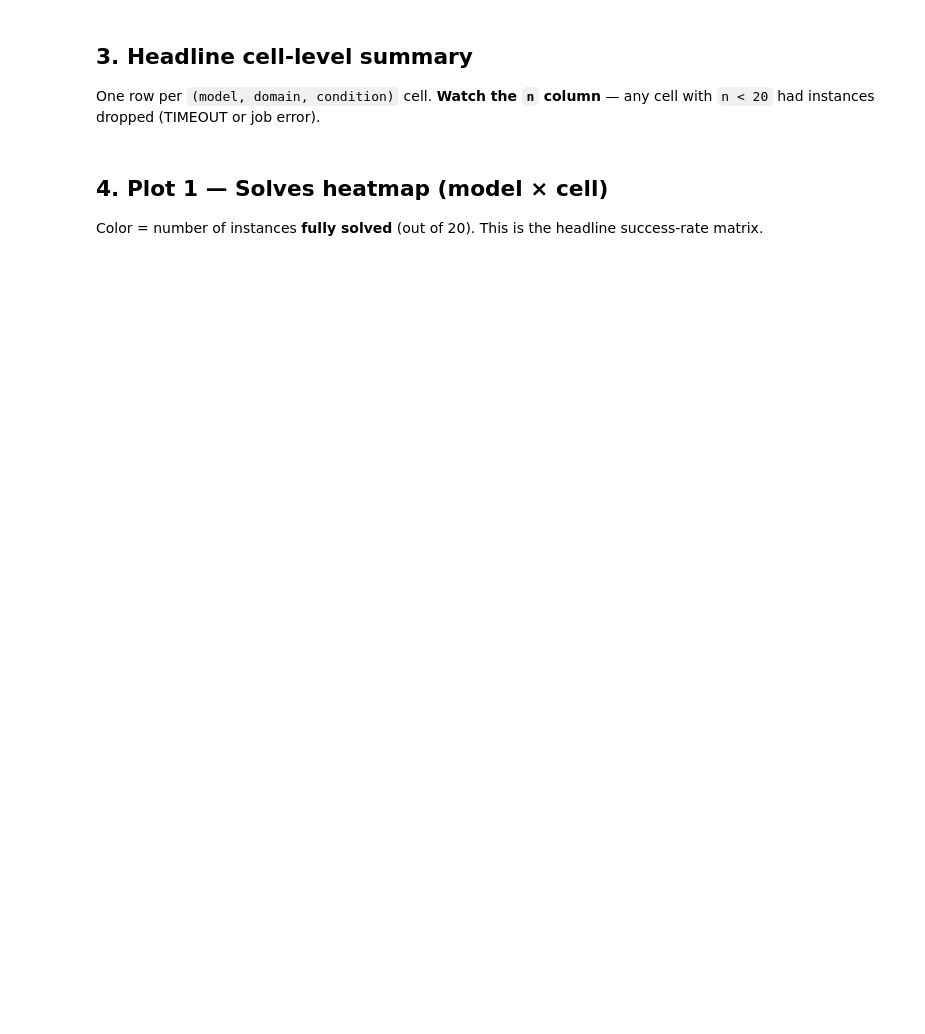
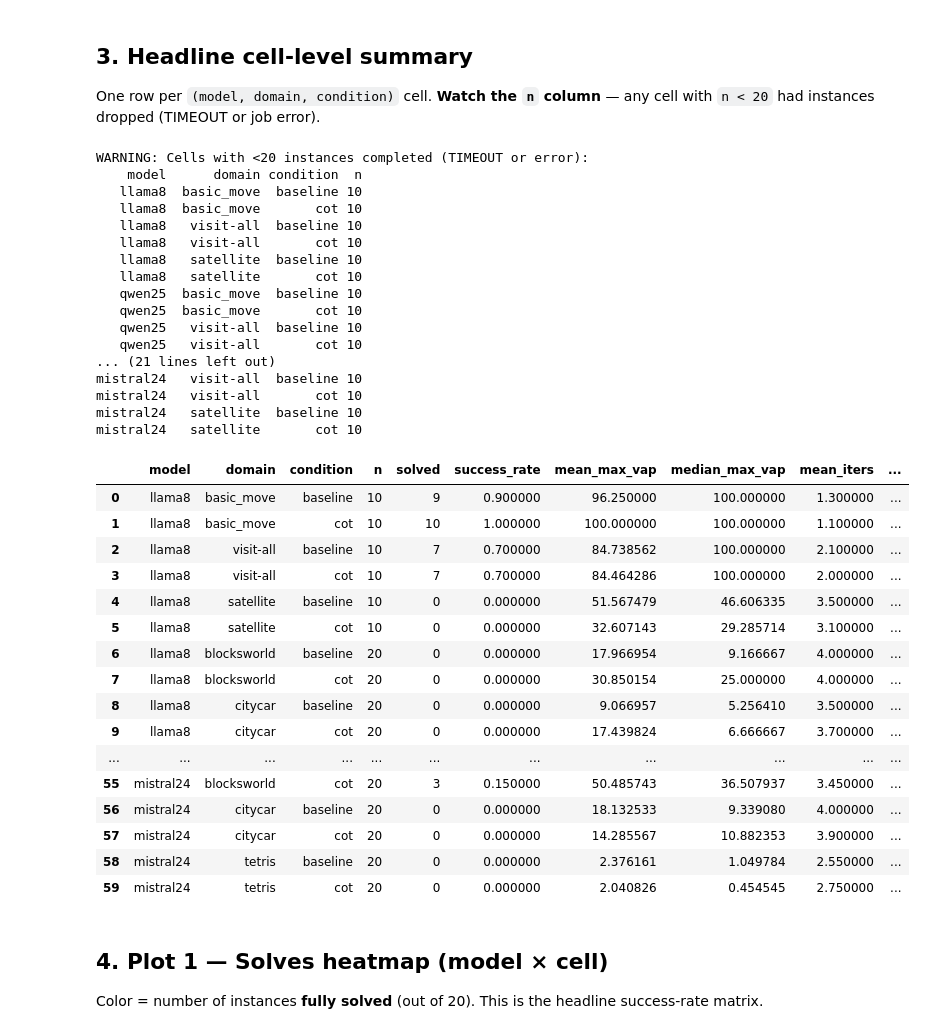
Before and after one commit to hassanmahmad/llm-planning-bench, a Jupyter notebook: notebooks/results_analysis.ipynb, the cells around one changed output. Saved outputs shown, nothing was run; the diff lists cells and outputs as text; code cells hidden in the pictures; blank space fills up the shorter version.

```diff
--- a/notebooks/results_analysis.ipynb
+++ b/notebooks/results_analysis.ipynb
@@ -168,29 +191,64 @@ One row per `(model, domain, condition)` cell. **Watch the `n` column** — any
 # %%
 cell_summary = (agg
     .groupby(['model','domain','condition'], as_index=False)
-    .agg(n            = ('instance',         'nunique'),
-         solved       = ('solved',           'sum'),
-         success_rate = ('solved',           'mean'),
-         mean_max_vap = ('max_vap',          'mean'),
-         median_max_vap=('max_vap',          'median'),
-         mean_iters   = ('iters_used',       'mean'),
+    .agg(n = ('instance', 'nunique'),
+         solved = ('solved', 'sum'),
+         success_rate = ('solved', 'mean'),
+         mean_max_vap = ('max_vap', 'mean'),
+         median_max_vap=('max_vap', 'median'),
+         mean_iters = ('iters_used', 'mean'),
          mean_first_valid_iter = ('first_valid_iter','mean'),
-         mean_completion_tokens=('max_completion','mean')))
-
-cell_summary['model']     = pd.Categorical(cell_summary['model'],     categories=MODELS_ORDER,  ordered=True)
-cell_summary['domain']    = pd.Categorical(cell_summary['domain'],    categories=DOMAINS_ORDER, ordered=True)
+         mean_completion_tokens = ('max_completion','mean'))
+)
+cell_summary['model'] = pd.Categorical(cell_summary['model'], categories=MODELS_ORDER,  ordered=True)
+cell_summary['domain'] = pd.Categorical(cell_summary['domain'], categories=DOMAINS_ORDER, ordered=True)
 cell_summary['condition'] = pd.Categorical(cell_summary['condition'], categories=CONDS_ORDER,   ordered=True)
 cell_summary = cell_summary.sort_values(['model','domain','condition']).reset_index(drop=True)
 
 cell_summary.to_csv(TBL_DIR / 'cell_summary_full.csv', index=False)
 
 incomplete = cell_summary[cell_summary['n'] < 20]
 if not incomplete.empty:
     print('WARNING: Cells with <20 instances completed (TIMEOUT or error):')
     print(incomplete[['model','domain','condition','n']].to_string(index=False))
     print()
 
 cell_summary
+# %% [output]
+WARNING: Cells with <20 instances completed (TIMEOUT or error):
+    model      domain condition  n
+   llama8  basic_move  baseline 10
+   llama8  basic_move       cot 10
+   llama8   visit-all  baseline 10
+   llama8   visit-all       cot 10
+   llama8   satellite  baseline 10
+   llama8   satellite       cot 10
+   qwen25  basic_move  baseline 10
+   qwen25  basic_move       cot 10
+   qwen25   visit-all  baseline 10
+   qwen25   visit-all       cot 10
+... (21 lines left out)
+mistral24   visit-all  baseline 10
+mistral24   visit-all       cot 10
+mistral24   satellite  baseline 10
+mistral24   satellite       cot 10
+|  | model | domain | condition | n | solved | success_rate | mean_max_vap | median_max_vap | mean_iters | ... |
+| 0 | llama8 | basic_move | baseline | 10 | 9 | 0.900000 | 96.250000 | 100.000000 | 1.300000 | ... |
+| 1 | llama8 | basic_move | cot | 10 | 10 | 1.000000 | 100.000000 | 100.000000 | 1.100000 | ... |
+| 2 | llama8 | visit-all | baseline | 10 | 7 | 0.700000 | 84.738562 | 100.000000 | 2.100000 | ... |
+| 3 | llama8 | visit-all | cot | 10 | 7 | 0.700000 | 84.464286 | 100.000000 | 2.000000 | ... |
+| 4 | llama8 | satellite | baseline | 10 | 0 | 0.000000 | 51.567479 | 46.606335 | 3.500000 | ... |
+| 5 | llama8 | satellite | cot | 10 | 0 | 0.000000 | 32.607143 | 29.285714 | 3.100000 | ... |
+| 6 | llama8 | blocksworld | baseline | 20 | 0 | 0.000000 | 17.966954 | 9.166667 | 4.000000 | ... |
+| 7 | llama8 | blocksworld | cot | 20 | 0 | 0.000000 | 30.850154 | 25.000000 | 4.000000 | ... |
+| 8 | llama8 | citycar | baseline | 20 | 0 | 0.000000 | 9.066957 | 5.256410 | 3.500000 | ... |
+| 9 | llama8 | citycar | cot | 20 | 0 | 0.000000 | 17.439824 | 6.666667 | 3.700000 | ... |
+| ... | ... | ... | ... | ... | ... | ... | ... | ... | ... | ... |
+| 55 | mistral24 | blocksworld | cot | 20 | 3 | 0.150000 | 50.485743 | 36.507937 | 3.450000 | ... |
+| 56 | mistral24 | citycar | baseline | 20 | 0 | 0.000000 | 18.132533 | 9.339080 | 4.000000 | ... |
+| 57 | mistral24 | citycar | cot | 20 | 0 | 0.000000 | 14.285567 | 10.882353 | 3.900000 | ... |
+| 58 | mistral24 | tetris | baseline | 20 | 0 | 0.000000 | 2.376161 | 1.049784 | 2.550000 | ... |
+| 59 | mistral24 | tetris | cot | 20 | 0 | 0.000000 | 2.040826 | 0.454545 | 2.750000 | ... |
 # %% [markdown]
 ## 4. Plot 1 — Solves heatmap (model × cell)
 
```
Also changed, not shown: parts of 19 cells of this notebook, 12 other files.
